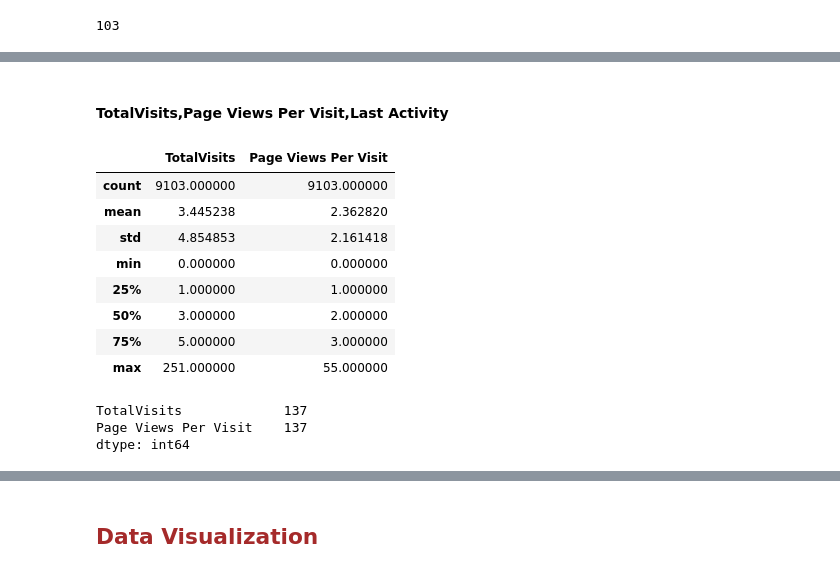
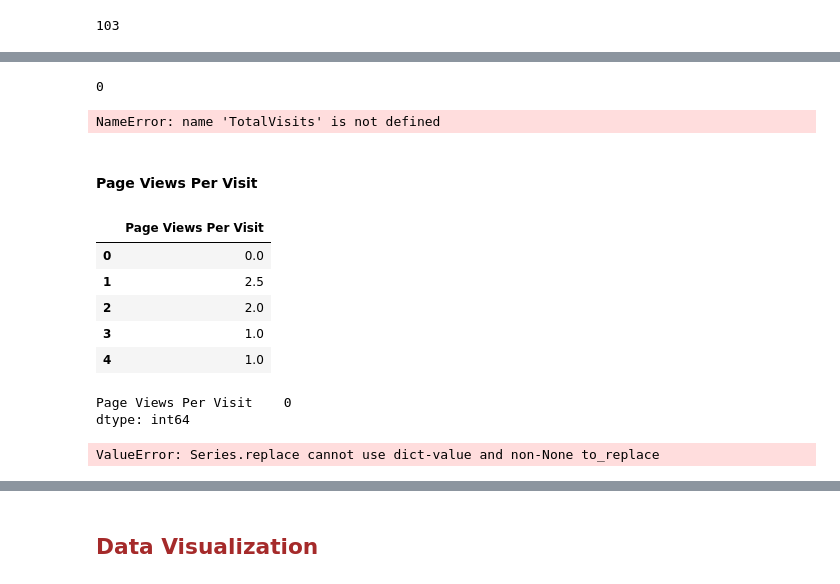
Before and after one commit to ankanroy92in/X_Education, a Jupyter notebook: X_Education.ipynb, the cells around one changed output, grey strips where cells are left out. Drawn from its saved outputs; the diff is of its cells as text; code cells hidden in the pictures.

```diff
--- a/X_Education.ipynb
+++ b/X_Education.ipynb
@@ -108,6 +108,7 @@ leads.rename(columns = {"How did you hear about X Education":"HeardFrom"}, inpla
 leads.rename(columns = {"What matters most to you in choosing a course":"Moto"}, inplace=True)
 leads.rename(columns = {"What is your current occupation":"Occupation"}, inplace=True)
 leads.rename(columns = {"Receive More Updates About Our Courses":"GetUpdates"}, inplace=True)
+leads.rename(columns={'A free copy of Mastering The Interview': 'Free_interview_copy'}, inplace=True)
 # %%
 #Categorical Values cleanup
 
@@ -445,20 +468,24 @@ impute_null_values('Last Activity',2)
+# %%
+leads.TotalVisits.isnull().sum()
+# %% [output]
+0
+# %%
+leads['TotalVisits'] = leads.TotalVisits.replace(np.nan,TotalVisits.mode())
+# %% [output]
+NameError: name 'TotalVisits' is not defined
 # %% [markdown]
-#### TotalVisits,Page Views Per Visit,Last Activity
+#### Page Views Per Visit
 # %%
-leads[['TotalVisits','Page Views Per Visit']].describe()
+leads[['Page Views Per Visit']].head()
 # %% [output]
-|  | TotalVisits | Page Views Per Visit |
-| count | 9103.000000 | 9103.000000 |
-| mean | 3.445238 | 2.362820 |
-| std | 4.854853 | 2.161418 |
-| min | 0.000000 | 0.000000 |
-| 25% | 1.000000 | 1.000000 |
-| 50% | 3.000000 | 2.000000 |
-| 75% | 5.000000 | 3.000000 |
-| max | 251.000000 | 55.000000 |
+|  | Page Views Per Visit |
+| 0 | 0.0 |
+| 1 | 2.5 |
+| 2 | 2.0 |
+| 3 | 1.0 |
+| 4 | 1.0 |
 # %%
-leads[['TotalVisits','Page Views Per Visit']].isnull().sum()
+leads[['Page Views Per Visit']].isnull().sum()
 # %% [output]
-TotalVisits             137
-Page Views Per Visit    137
+Page Views Per Visit    0
 dtype: int64
@@ -467,5 +492,7 @@ leads['TotalVisits'] = leads['TotalVisits'].replace(np.nan,leads['TotalVisits'].
 # %%
-leads['Page Views Per Visit'] = leads['Page Views Per Visit'].replace(np.nan,leads['Page Views Per Visit'].mean())
+leads['Page Views Per Visit'] = leads['Page Views Per Visit'].replace(np.nan,leads['Page Views Per Visit'].mode())
+# %% [output]
+ValueError: Series.replace cannot use dict-value and non-None to_replace
 # %%
 percentage_null_values = (leads.isnull().sum() / leads.shape[0])*100
 percentage_null_values
```
Also changed, not shown: parts of 51 cells of this notebook.
